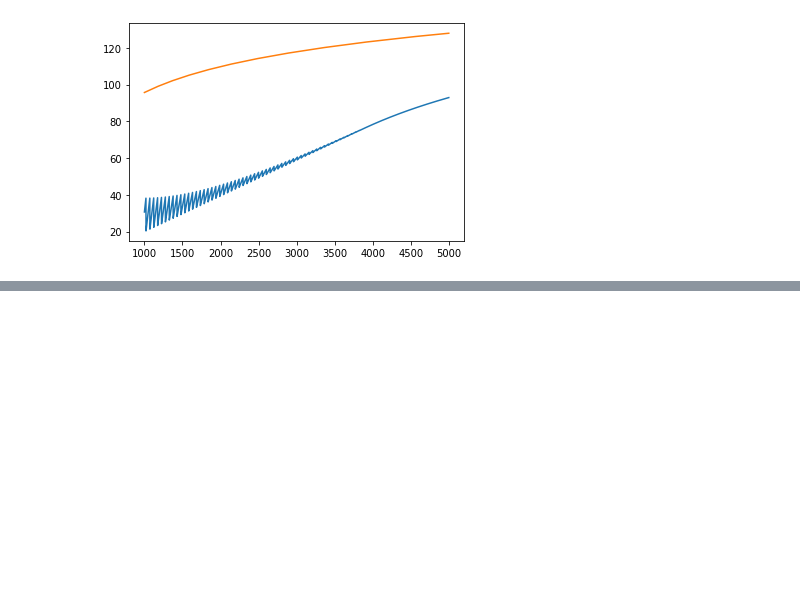
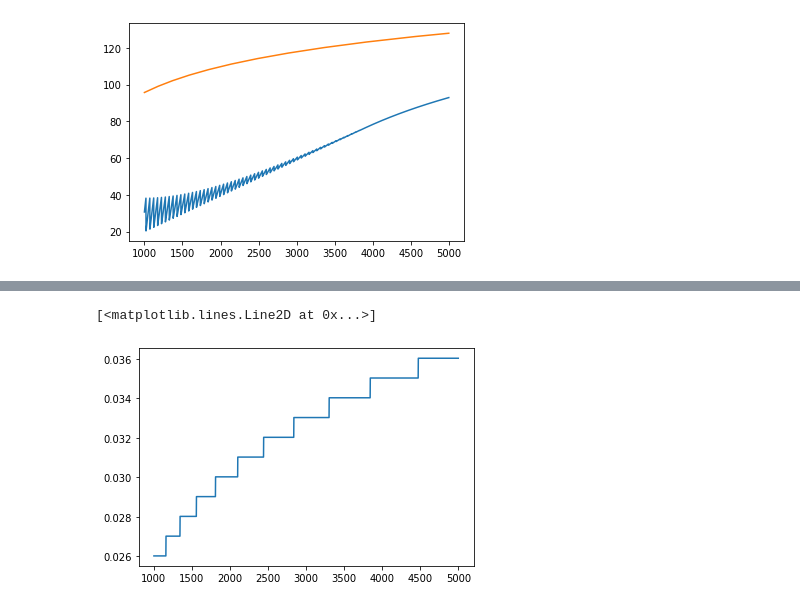
Before and after one commit to michaelneuder/continued-participation, a Jupyter notebook: copar-2.ipynb, the cells around one changed output, grey strips where cells are left out. Drawn from its saved outputs; the diff is of its cells as text; code cells hidden in the pictures; blank space fills up the shorter version.

```diff
--- a/copar-2.ipynb
+++ b/copar-2.ipynb
@@ -388,0 +392,5 @@ plt.plot(Cs, )
+# %%
+plt.plot(Cs, optps)
+# %% [output]
+[<matplotlib.lines.Line2D at 0x...>]
+[figure, added]
```
Also changed, not shown: parts of 2 cells of this notebook.
